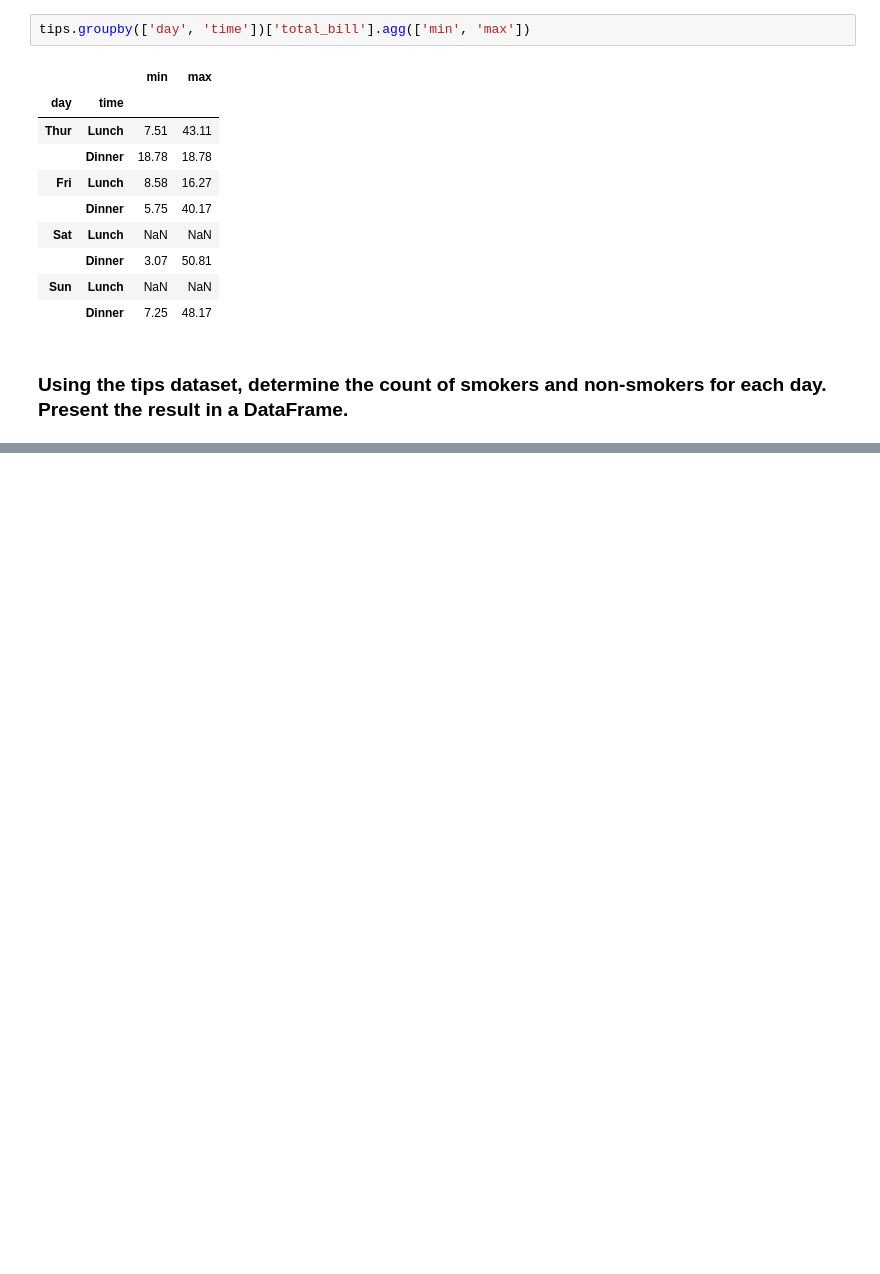
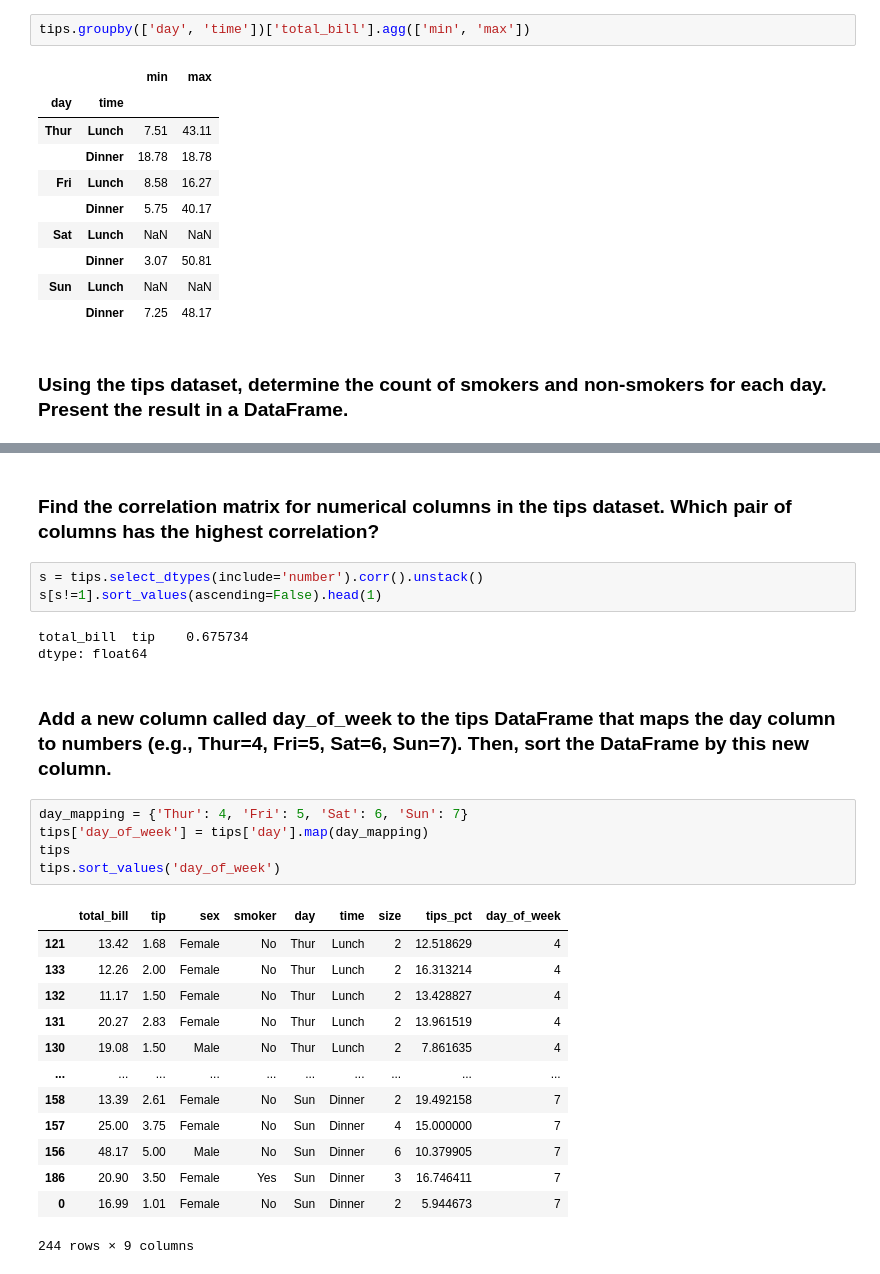
Before and after one commit to arshad-huh/Python-Data-Analysis-Challenge, a Jupyter notebook: 19_pandas_III.ipynb, the cells around one changed output, grey strips where cells are left out. Cells and saved outputs as stored; diff of their text form; blank space fills up the shorter version.

```diff
--- a/19_pandas_III.ipynb
+++ b/19_pandas_III.ipynb
@@ -74,0 +120,29 @@ tips.pivot_tbale
+# %% [markdown]
+### Find the correlation matrix for numerical columns in the tips dataset. Which pair of columns has the highest correlation?
+# %%
+s = tips.select_dtypes(include='number').corr().unstack()
+s[s!=1].sort_values(ascending=False).head(1)
+# %% [output]
+total_bill  tip    0.675734
+dtype: float64
+# %% [markdown]
+### Add a new column called day_of_week to the tips DataFrame that maps the day column to numbers (e.g., Thur=4, Fri=5, Sat=6, Sun=7). Then, sort the DataFrame by this new column.
+# %%
+day_mapping = {'Thur': 4, 'Fri': 5, 'Sat': 6, 'Sun': 7}
+tips['day_of_week'] = tips['day'].map(day_mapping)
+tips
+tips.sort_values('day_of_week')
+# %% [output]
+|  | total_bill | tip | sex | smoker | day | time | size | tips_pct | day_of_week |
+| 121 | 13.42 | 1.68 | Female | No | Thur | Lunch | 2 | 12.518629 | 4 |
+| 133 | 12.26 | 2.00 | Female | No | Thur | Lunch | 2 | 16.313214 | 4 |
+| 132 | 11.17 | 1.50 | Female | No | Thur | Lunch | 2 | 13.428827 | 4 |
+| 131 | 20.27 | 2.83 | Female | No | Thur | Lunch | 2 | 13.961519 | 4 |
+| 130 | 19.08 | 1.50 | Male | No | Thur | Lunch | 2 | 7.861635 | 4 |
+| ... | ... | ... | ... | ... | ... | ... | ... | ... | ... |
+| 158 | 13.39 | 2.61 | Female | No | Sun | Dinner | 2 | 19.492158 | 7 |
+| 157 | 25.00 | 3.75 | Female | No | Sun | Dinner | 4 | 15.000000 | 7 |
+| 156 | 48.17 | 5.00 | Male | No | Sun | Dinner | 6 | 10.379905 | 7 |
+| 186 | 20.90 | 3.50 | Female | Yes | Sun | Dinner | 3 | 16.746411 | 7 |
+| 0 | 16.99 | 1.01 | Female | No | Sun | Dinner | 2 | 5.944673 | 7 |
+244 rows × 9 columns
```
Also changed, not shown: parts of 13 cells of this notebook.
